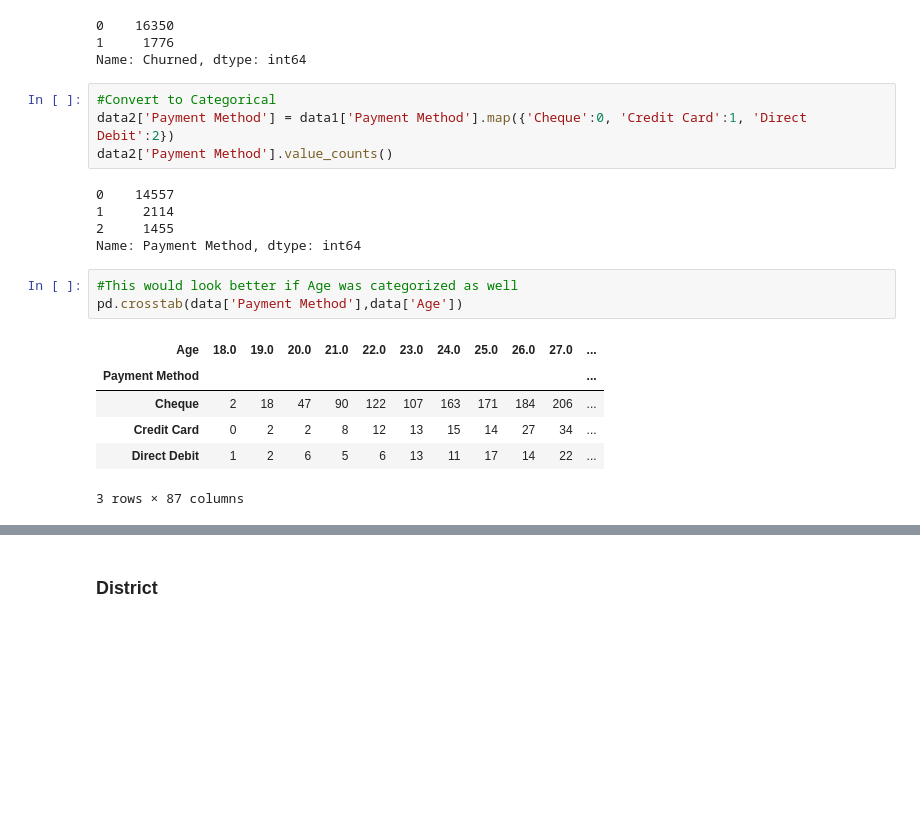
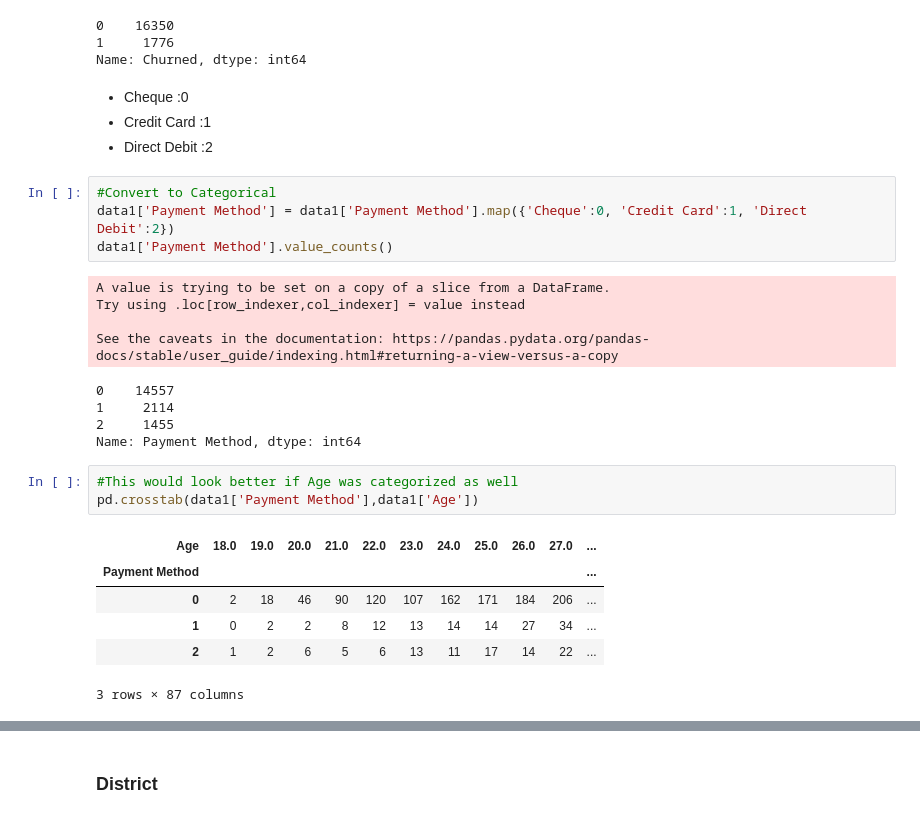
Before and after one commit to Vipul-Dass/Churn-Data, a Jupyter notebook: Data Cleaning Only.ipynb, the cells around one changed output, grey strips where cells are left out. Saved outputs shown, nothing was run; the diff lists cells and outputs as text; blank space fills up the shorter version.

Commit message:
Made it work
i was saving only one column to data2 when categorizing Payment Methods

```diff
--- a/Data Cleaning Only.ipynb
+++ b/Data Cleaning Only.ipynb
@@ -267,23 +267,31 @@ data1['Churned'].value_counts()
 0    16350
 1     1776
 Name: Churned, dtype: int64
+# %% [markdown]
+- Cheque        :0
+- Credit Card   :1
+- Direct Debit  :2
 # %%
 #Convert to Categorical
-data2['Payment Method'] = data1['Payment Method'].map({'Cheque':0, 'Credit Card':1, 'Direct Debit':2})
-data2['Payment Method'].value_counts()
+data1['Payment Method'] = data1['Payment Method'].map({'Cheque':0, 'Credit Card':1, 'Direct Debit':2})
+data1['Payment Method'].value_counts()
 # %% [output]
-0    14557
-1     2114
-2     1455
-Name: Payment Method, dtype: int64
+A value is trying to be set on a copy of a slice from a DataFrame.
+Try using .loc[row_indexer,col_indexer] = value instead
+
+See the caveats in the documentation: https://pandas.pydata.org/pandas-docs/stable/user_guide/indexing.html#returning-a-view-versus-a-copy
+0    14557
+1     2114
+2     1455
+Name: Payment Method, dtype: int64
 # %%
 #This would look better if Age was categorized as well
-pd.crosstab(data['Payment Method'],data['Age'])
+pd.crosstab(data1['Payment Method'],data1['Age'])
 # %% [output]
 | Age | 18.0 | 19.0 | 20.0 | 21.0 | 22.0 | 23.0 | 24.0 | 25.0 | 26.0 | 27.0 | ... |
 | Payment Method |  |  |  |  |  |  |  |  |  |  | ... |
-| Cheque | 2 | 18 | 47 | 90 | 122 | 107 | 163 | 171 | 184 | 206 | ... |
-| Credit Card | 0 | 2 | 2 | 8 | 12 | 13 | 15 | 14 | 27 | 34 | ... |
-| Direct Debit | 1 | 2 | 6 | 5 | 6 | 13 | 11 | 17 | 14 | 22 | ... |
+| 0 | 2 | 18 | 46 | 90 | 120 | 107 | 162 | 171 | 184 | 206 | ... |
+| 1 | 0 | 2 | 2 | 8 | 12 | 13 | 14 | 14 | 27 | 34 | ... |
+| 2 | 1 | 2 | 6 | 5 | 6 | 13 | 11 | 17 | 14 | 22 | ... |
 3 rows × 87 columns
 # %%
```
Also changed, not shown: parts of 4 cells of this notebook.
